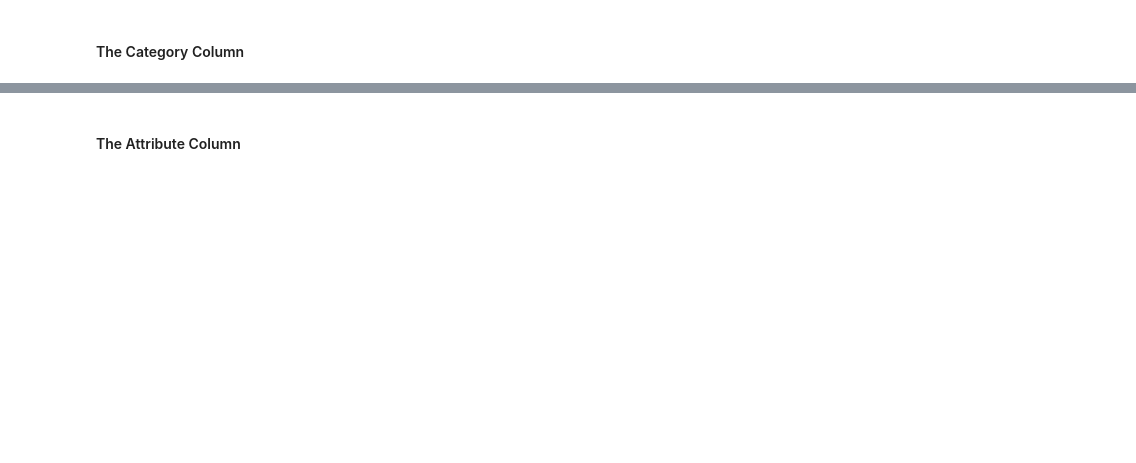
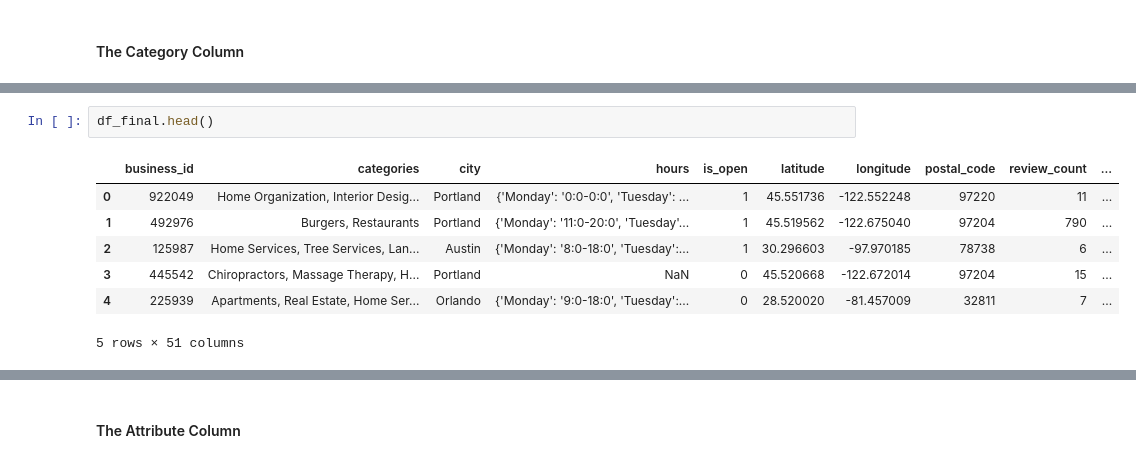
Before and after one commit to musasmike/msba_exit_yelp, a Jupyter notebook: mbsa_yelp.ipynb, the cells around one changed output, grey strips where cells are left out. Saved outputs shown, nothing was run; the diff lists cells and outputs as text; blank space fills up the shorter version.

```diff
--- a/mbsa_yelp.ipynb
+++ b/mbsa_yelp.ipynb
@@ -101,0 +113,10 @@ df[['business_id', 'hours', 'closing_status']].head()
+# %%
+df_final.head()
+# %% [output]
+|  | business_id | categories | city | hours | is_open | latitude | longitude | postal_code | review_count | ... |
+| 0 | 922049 | Home Organization, Interior Desig... | Portland | {'Monday': '0:0-0:0', 'Tuesday': ... | 1 | 45.551736 | -122.552248 | 97220 | 11 | ... |
+| 1 | 492976 | Burgers, Restaurants | Portland | {'Monday': '11:0-20:0', 'Tuesday'... | 1 | 45.519562 | -122.675040 | 97204 | 790 | ... |
+| 2 | 125987 | Home Services, Tree Services, Lan... | Austin | {'Monday': '8:0-18:0', 'Tuesday':... | 1 | 30.296603 | -97.970185 | 78738 | 6 | ... |
+| 3 | 445542 | Chiropractors, Massage Therapy, H... | Portland | NaN | 0 | 45.520668 | -122.672014 | 97204 | 15 | ... |
+| 4 | 225939 | Apartments, Real Estate, Home Ser... | Orlando | {'Monday': '9:0-18:0', 'Tuesday':... | 0 | 28.520020 | -81.457009 | 32811 | 7 | ... |
+5 rows × 51 columns
```
Also changed, not shown: parts of 11 cells of this notebook.
